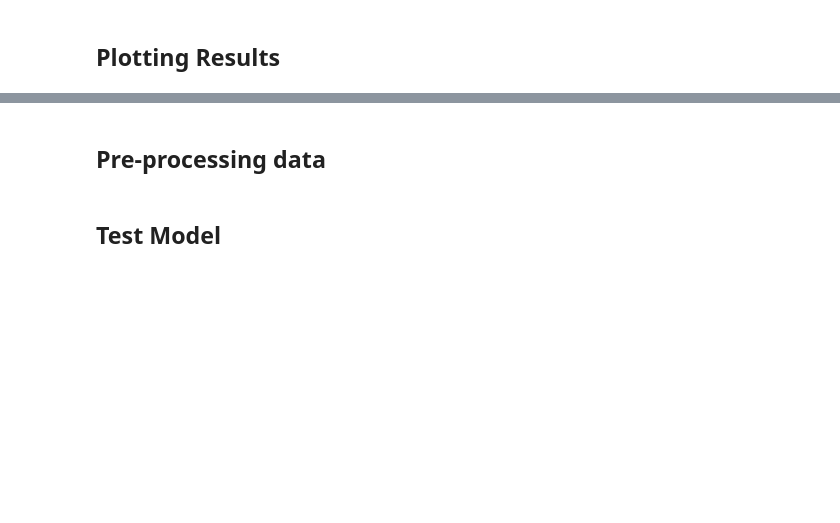
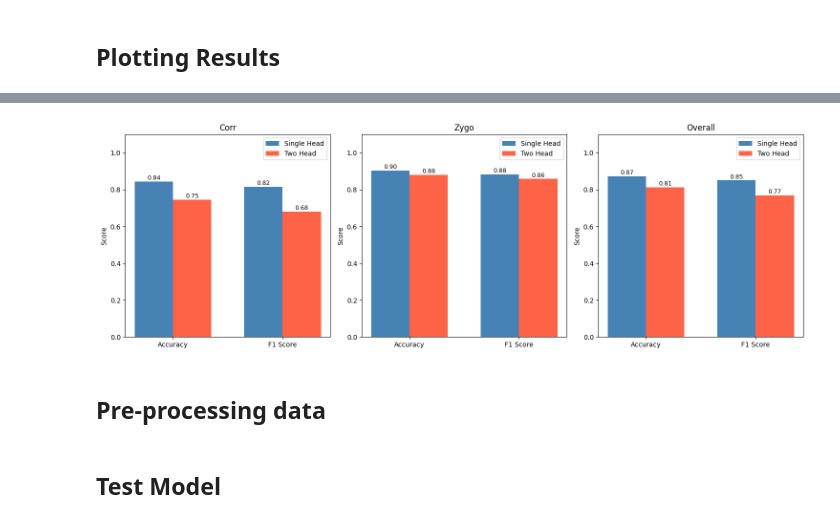
Before and after one commit to zeynoozkaya/SoundSleep, a Jupyter notebook: healthy_data_testing.ipynb, the cells around one changed output, grey strips where cells are left out. Saved outputs shown, nothing was run; the diff lists cells and outputs as text; code cells hidden in the pictures; blank space fills up the shorter version.

```diff
--- a/healthy_data_testing.ipynb
+++ b/healthy_data_testing.ipynb
@@ -72,7 +134,7 @@ def run_kfold_training(model_func,X_train_full, X, y,  input_shape, num_classes,
         y_train, y_val = y[train_idx], y[val_idx]
 
 
-        model = model_func(input_shape, num_classes, feature_num,epoch_len)
+        model = model_func(input_shape, num_classes,feature_num)
         model.compile(**compile_kwargs)
 
         if type ==2:
@@ -421 +463,19 @@ model_history_twochannel_dur = model_two_channel_contraction.fit(X_train_full, [
+# %%
+
+
+X_zygo = features_all_healthy[["Zygo"]]
+X_corr = features_all_healthy[["Corr"]]
+
+X_zygo = X_zygo.to_numpy()
+X_zygo = np.array(X_zygo.tolist())
+X_zygo = np.transpose(X_zygo, (0, 2, 1)) # setting dimensions
+
+X_corr = X_corr.to_numpy()
+X_corr = np.array(X_corr.tolist())
+X_corr = np.transpose(X_corr, (0, 2, 1)) # setting dimensions
+
+
+X = np.concatenate((X_zygo, X_corr), axis=2) # feeding in two channels
+y = np.transpose([features_all_healthy["Num_Contractions_Zygo"].astype(int).to_numpy(),
+                    features_all_healthy["Num_Contractions_Corr"].astype(int).to_numpy()])
 # %%
@@ -574,0 +528,39 @@ plt.show()
+# %%
+fig, axes = plt.subplots(1, 3, figsize=(15, 5))
+
+metrics = ['Accuracy', 'F1 Score']
+x = np.arange(len(metrics))
+width = 0.35
+
+# [accuracy, f1] for each model
+m1_corr    = [accuracy_training_corr,                              f1_training_corr]
+m2_corr    = [accuracy_train_corr_tc,                              f1_train_corr_tc]
+
+m1_zygo    = [accuracy_training_zygo,                              f1_training_zygo]
+m2_zygo    = [accuracy_train_zygo_tc,                              f1_train_zygo_tc]
+
+m1_overall = [accuracy_training,                                   f1_training]
+m2_overall = [(accuracy_train_zygo_tc + accuracy_train_corr_tc)/2, (f1_train_zygo_tc + f1_train_corr_tc)/2]
+
+configs = [
+    ('Corr',    m1_corr,    m2_corr,    axes[0]),
+    ('Zygo',    m1_zygo,    m2_zygo,    axes[1]),
+    ('Overall', m1_overall, m2_overall, axes[2]),
+]
+
+for title, m1_scores, m2_scores, ax in configs:
+    b1 = ax.bar(x - width/2, m1_scores, width, label='Single Head', color='steelblue')
+    b2 = ax.bar(x + width/2, m2_scores, width, label='Two Head',    color='tomato')
+    ax.set_title(title)
+    ax.set_xticks(x)
+    ax.set_xticklabels(metrics)
+    ax.set_ylim(0, 1.1)
+    ax.set_ylabel('Score')
+    ax.legend()
+    for bar in [*b1, *b2]:
+        ax.text(bar.get_x() + bar.get_width()/2, bar.get_height() + 0.01,
+                f'{bar.get_height():.2f}', ha='center', fontsize=9)
+
+plt.tight_layout()
+plt
+# %% [output]
@@ -575,3 +568,4 @@ plt.show()
+[figure, added]
 # %% [markdown]
 ## Pre-processing data
 # %%
```
Also changed, not shown: parts of 15 cells of this notebook.
